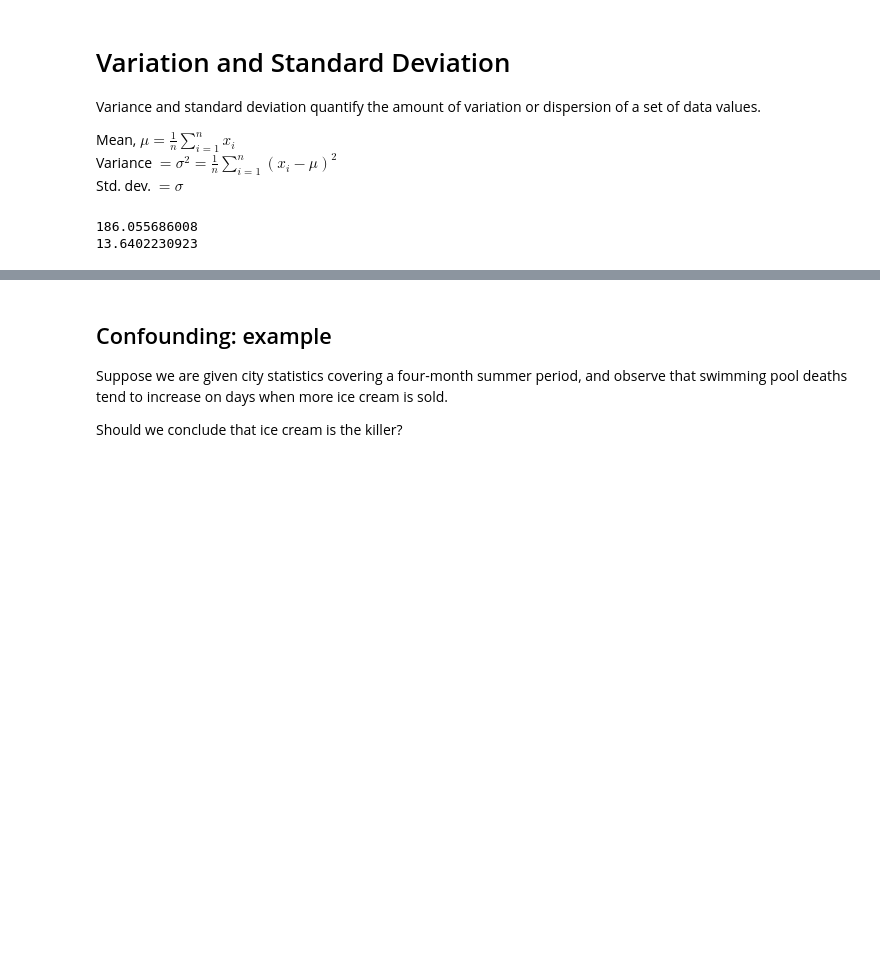
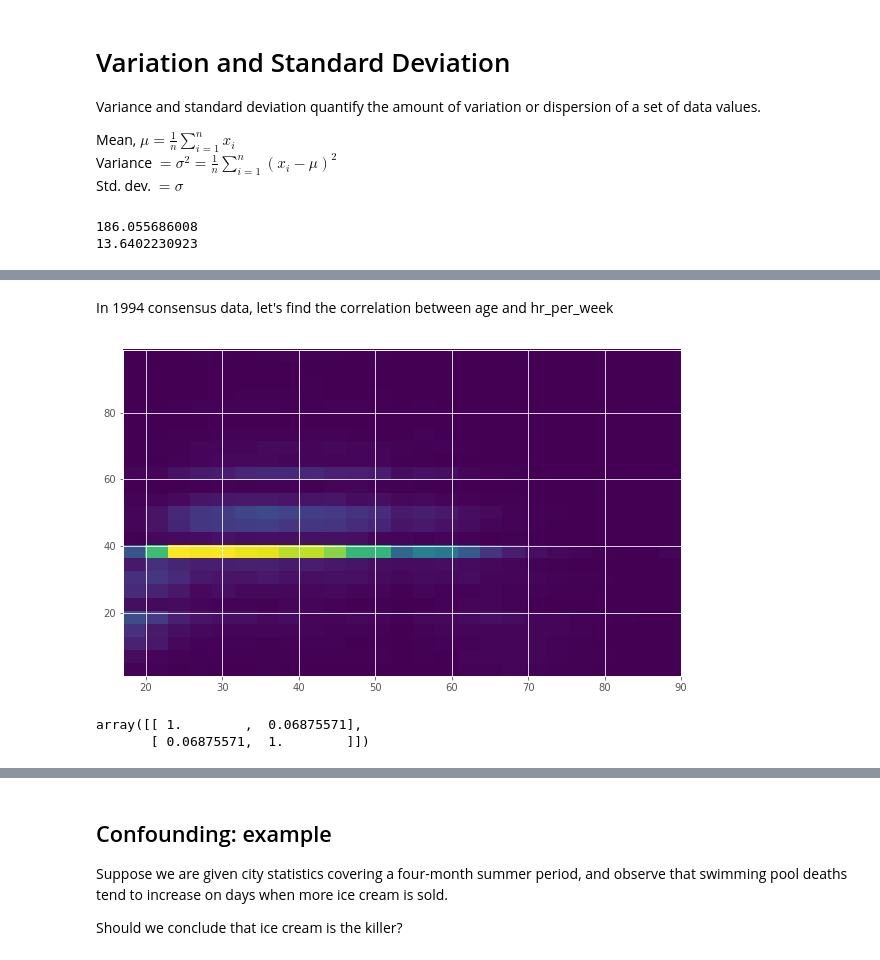
Before and after one commit to datascience-course/2018-datascience-lectures, a Jupyter notebook: 04-intro-desc-stat/DescriptiveStatistics.ipynb, the cells around one changed output, grey strips where cells are left out. Cells and saved outputs as stored; diff of their text form; code cells hidden in the pictures; blank space fills up the shorter version.

```diff
--- a/04-intro-desc-stat/DescriptiveStatistics.ipynb
+++ b/04-intro-desc-stat/DescriptiveStatistics.ipynb
@@ -218,6 +219,18 @@ $\sigma_y$ is std. dev. of $y_i$
 
 Correlations for various pairs of variables:
 <img src="Correlation_examples2.svg" width="90%"  alt="https://en.wikipedia.org/wiki/Correlation_and_dependence#/media/File:Correlation_examples2.svg">
+# %% [markdown]
+In 1994 consensus data, let's find the correlation between age and hr_per_week
+# %%
+hr = data["hr_per_week"].tolist()
+h, x, y, p = plt.hist2d(ages,hr,bins=25);
+# %% [output]
+[figure, added]
+# %%
+np.corrcoef(ages,hr)
+# %% [output]
+array([[ 1.        ,  0.06875571],
+       [ 0.06875571,  1.        ]])
 # %% [markdown]
 ## Correlation vs Causation
 
```
Also changed, not shown: parts of 24 cells of this notebook, 1 other file.
